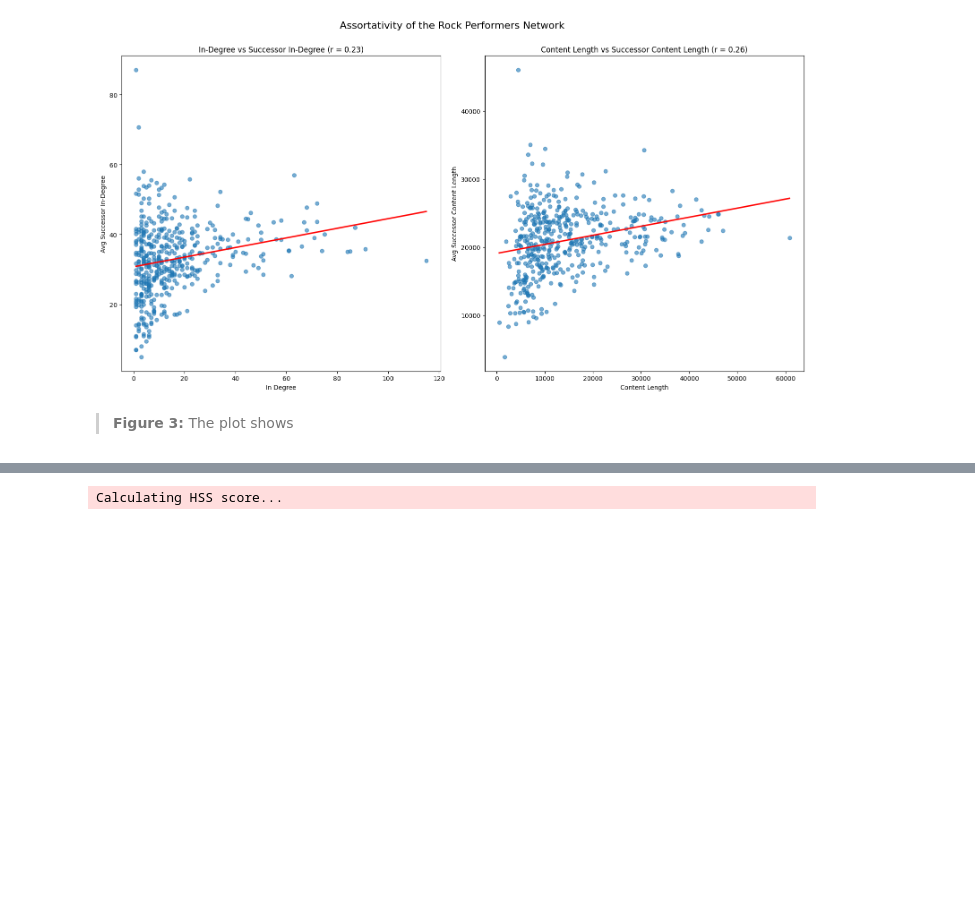
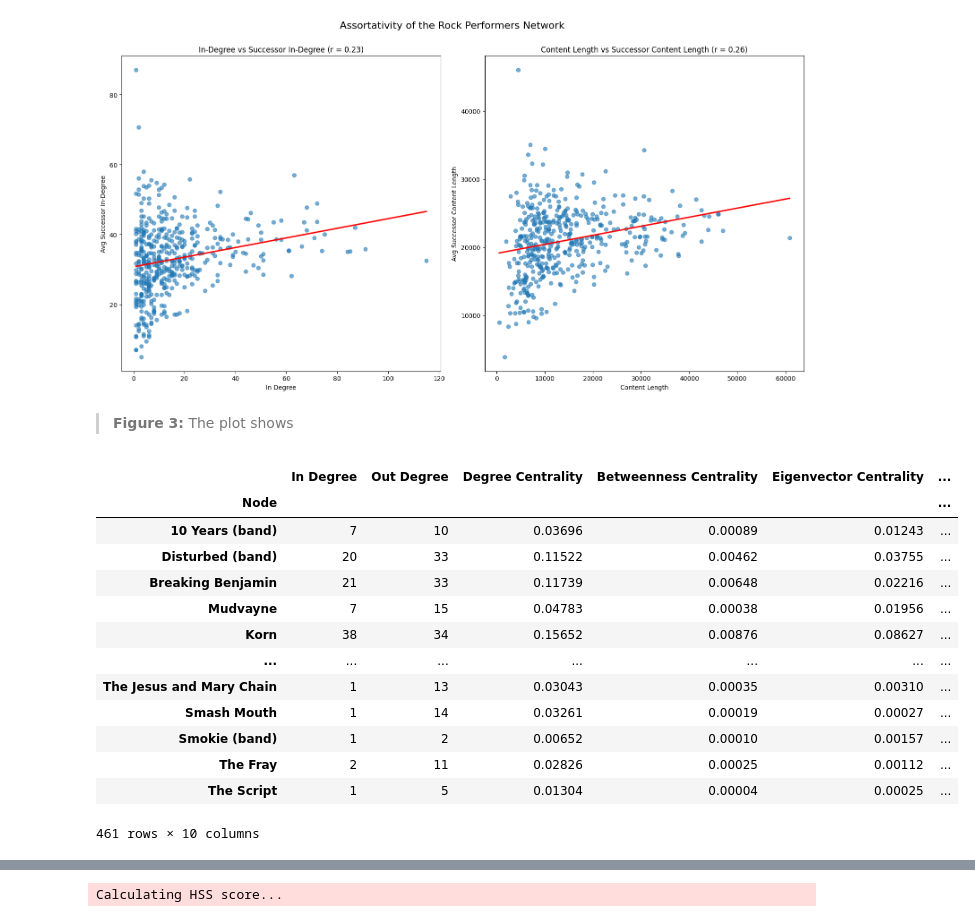
Before and after one commit to Somon8/social_graphs_25, a Jupyter notebook: Assignment2_1.ipynb, the cells around one changed output, grey strips where cells are left out. Drawn from its saved outputs; the diff is of its cells as text; code cells hidden in the pictures; blank space fills up the shorter version.

```diff
--- a/Assignment2_1.ipynb
+++ b/Assignment2_1.ipynb
@@ -333,6 +333,23 @@ for com_idx, community in enumerate(louvain_communities):
         df.at[node, 'Louvain Community'] = int(com_idx)
 
 df.to_csv("graphs/node_df.csv", index = True)
+# %%
+df
+# %% [output]
+|  | In Degree | Out Degree | Degree Centrality | Betweenness Centrality | Eigenvector Centrality | ... |
+| Node |  |  |  |  |  | ... |
+| 10 Years (band) | 7 | 10 | 0.03696 | 0.00089 | 0.01243 | ... |
+| Disturbed (band) | 20 | 33 | 0.11522 | 0.00462 | 0.03755 | ... |
+| Breaking Benjamin | 21 | 33 | 0.11739 | 0.00648 | 0.02216 | ... |
+| Mudvayne | 7 | 15 | 0.04783 | 0.00038 | 0.01956 | ... |
+| Korn | 38 | 34 | 0.15652 | 0.00876 | 0.08627 | ... |
+| ... | ... | ... | ... | ... | ... | ... |
+| The Jesus and Mary Chain | 1 | 13 | 0.03043 | 0.00035 | 0.00310 | ... |
+| Smash Mouth | 1 | 14 | 0.03261 | 0.00019 | 0.00027 | ... |
+| Smokie (band) | 1 | 2 | 0.00652 | 0.00010 | 0.00157 | ... |
+| The Fray | 2 | 11 | 0.02826 | 0.00025 | 0.00112 | ... |
+| The Script | 1 | 5 | 0.01304 | 0.00004 | 0.00025 | ... |
+461 rows × 10 columns
 # %%
 # #Compare to random
 
```
Also changed, not shown: parts of 3 cells of this notebook, 1 other file.
